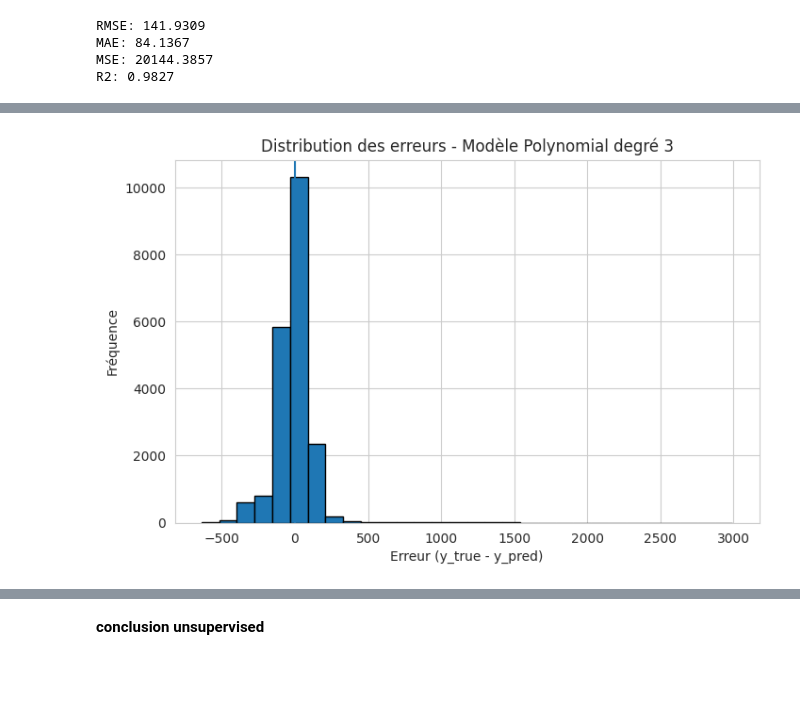
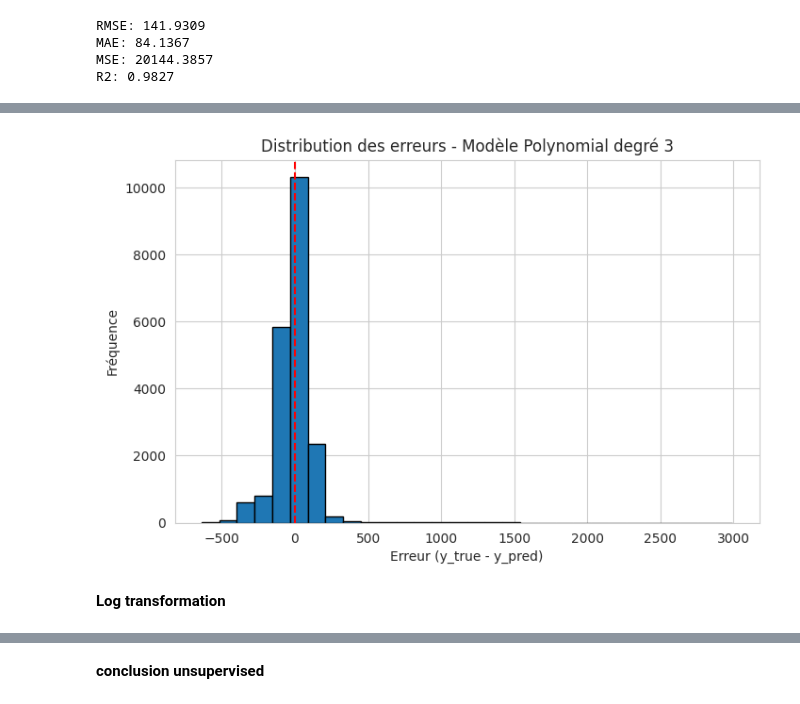
Before and after one commit to Valentinekrafft/Machinelearningproject, a Jupyter notebook: project_reg.ipynb, the cells around one changed output, grey strips where cells are left out. Cells and saved outputs as stored; diff of their text form; code cells hidden in the pictures; blank space fills up the shorter version.

```diff
--- a/project_reg.ipynb
+++ b/project_reg.ipynb
@@ -902,21 +912,23 @@ R2: 0.9827
 # %%
 # Prédictions
 y_pred_deg3 = model_deg3.predict(X_test)
 
 # Erreurs (résidus)
 errors = y_test - y_pred_deg3
 
 # Histogramme
 plt.figure(figsize=(8,5))
 plt.hist(errors, bins=30, edgecolor='black')
 
 plt.xlabel("Erreur (y_true - y_pred)")
 plt.ylabel("Fréquence")
 plt.title("Distribution des erreurs - Modèle Polynomial degré 3")
 
 # Ligne à 0 (erreur parfaite)
-plt.axvline(0)
+plt.axvline(0,color='red', linestyle='--')
 
 plt.show()
 # %% [output]
-[figure, old version]
+[figure, new version]
+# %% [markdown]
+**Log transformation**
```
Also changed, not shown: parts of 19 cells of this notebook.
